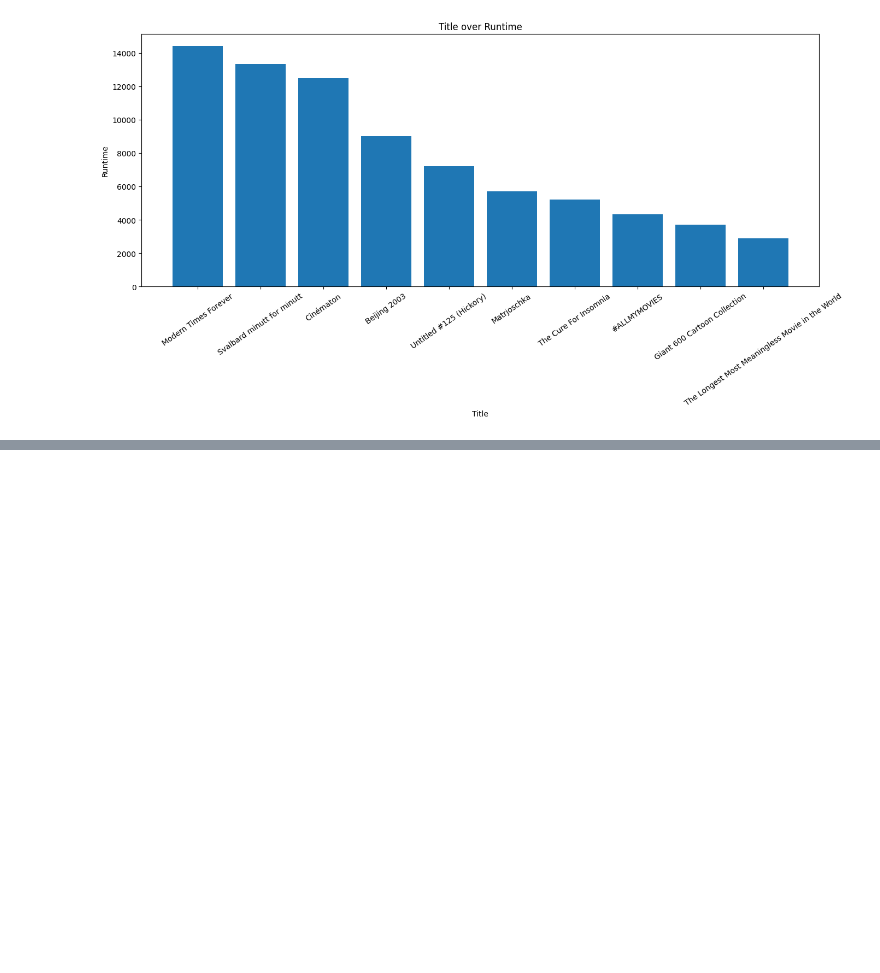
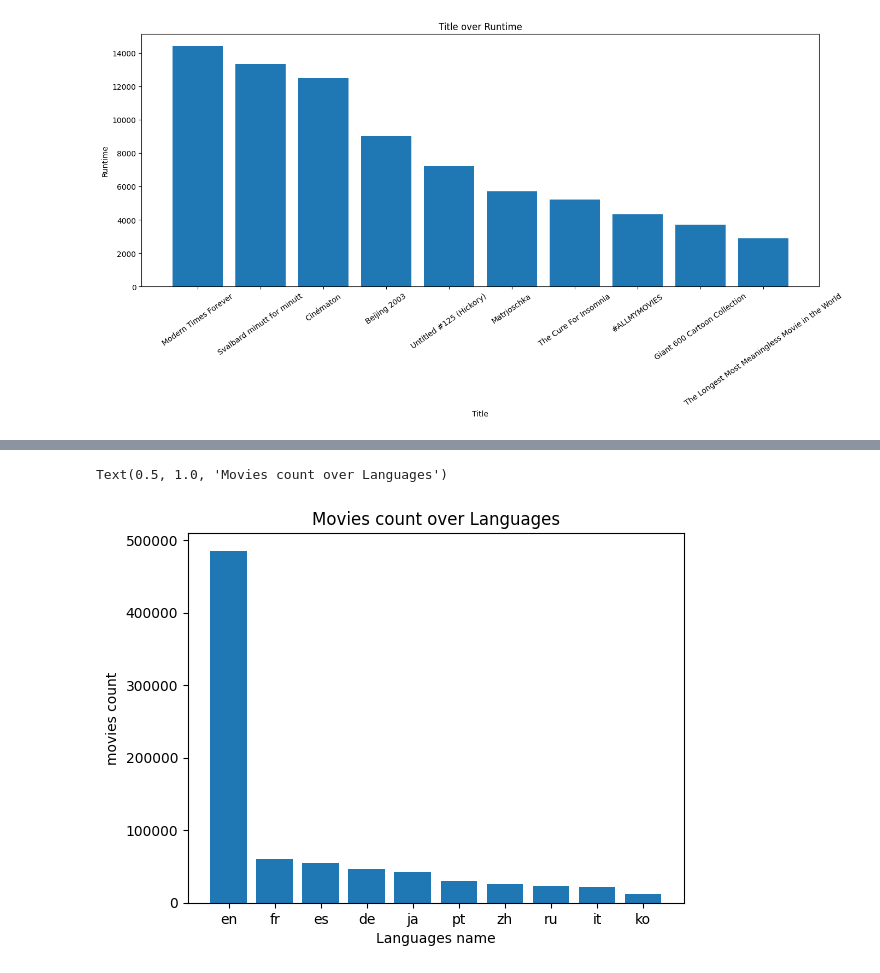
Before and after one commit to Seenuprime/Data-Analytics, a Jupyter notebook: Huge_movies_DataAnalytics.ipynb, the cells around one changed output, grey strips where cells are left out. Saved outputs shown, nothing was run; the diff lists cells and outputs as text; code cells hidden in the pictures; blank space fills up the shorter version.

```diff
--- a/Huge_movies_DataAnalytics.ipynb
+++ b/Huge_movies_DataAnalytics.ipynb
@@ -208,3 +180,6 @@ plt.xticks(rotation=35)
   Text(8, 0, 'Giant 600 Cartoon Collection'),
   Text(9, 0, 'The Longest Most Meaningless Movie in the World')])
 [figure]
+# %%
+most_languages = df.original_language.value_counts()
+most_languages.head(10)
@@ -210,0 +200,8 @@ plt.xticks(rotation=35)
+# %%
+plt.bar(most_languages.index[:10], most_languages.values[:10])
+plt.xlabel('Languages name')
+plt.ylabel('movies count')
+plt.title('Movies count over Languages')
+# %% [output]
+Text(0.5, 1.0, 'Movies count over Languages')
+[figure, added]
```
Also changed, not shown: parts of 15 cells of this notebook.
